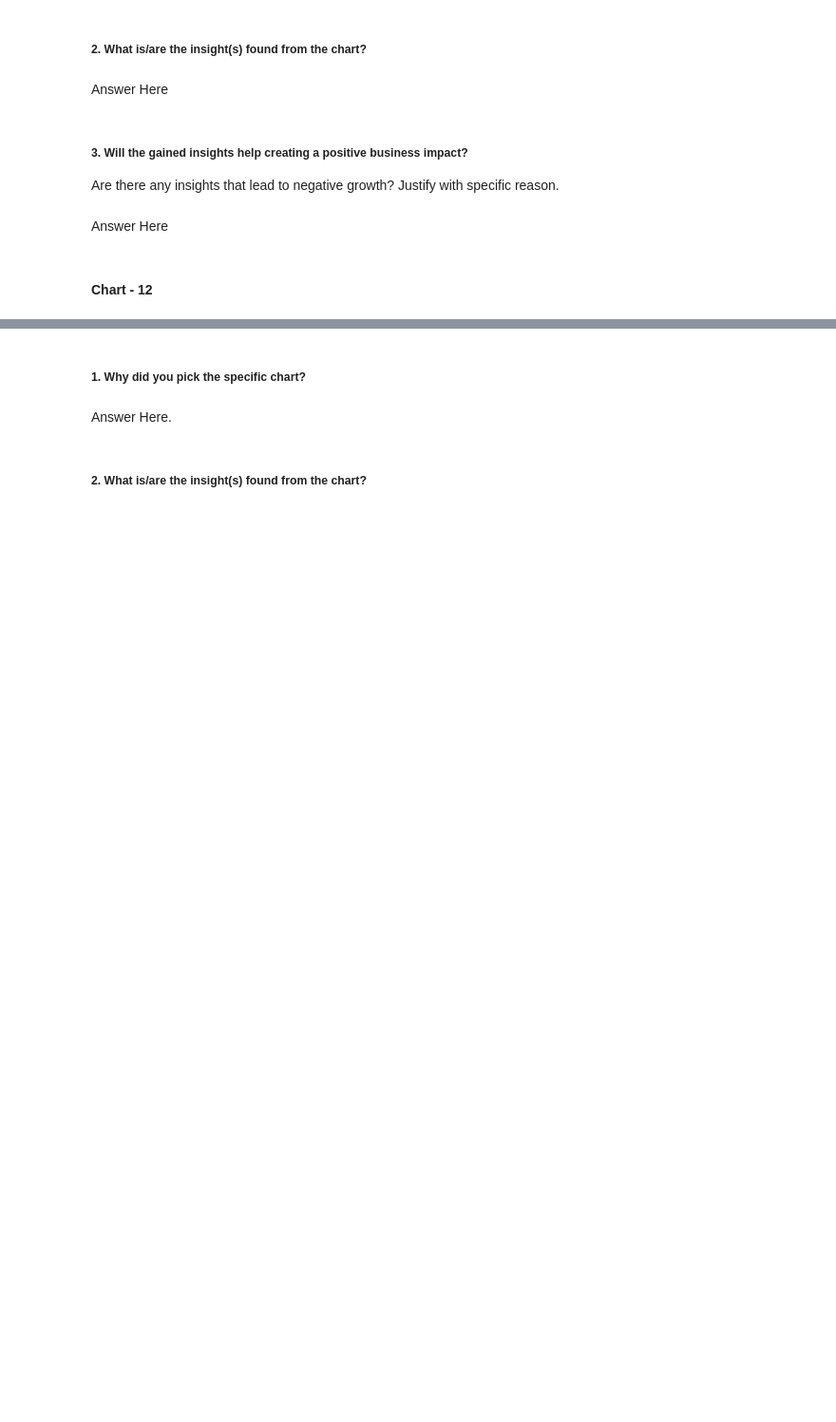
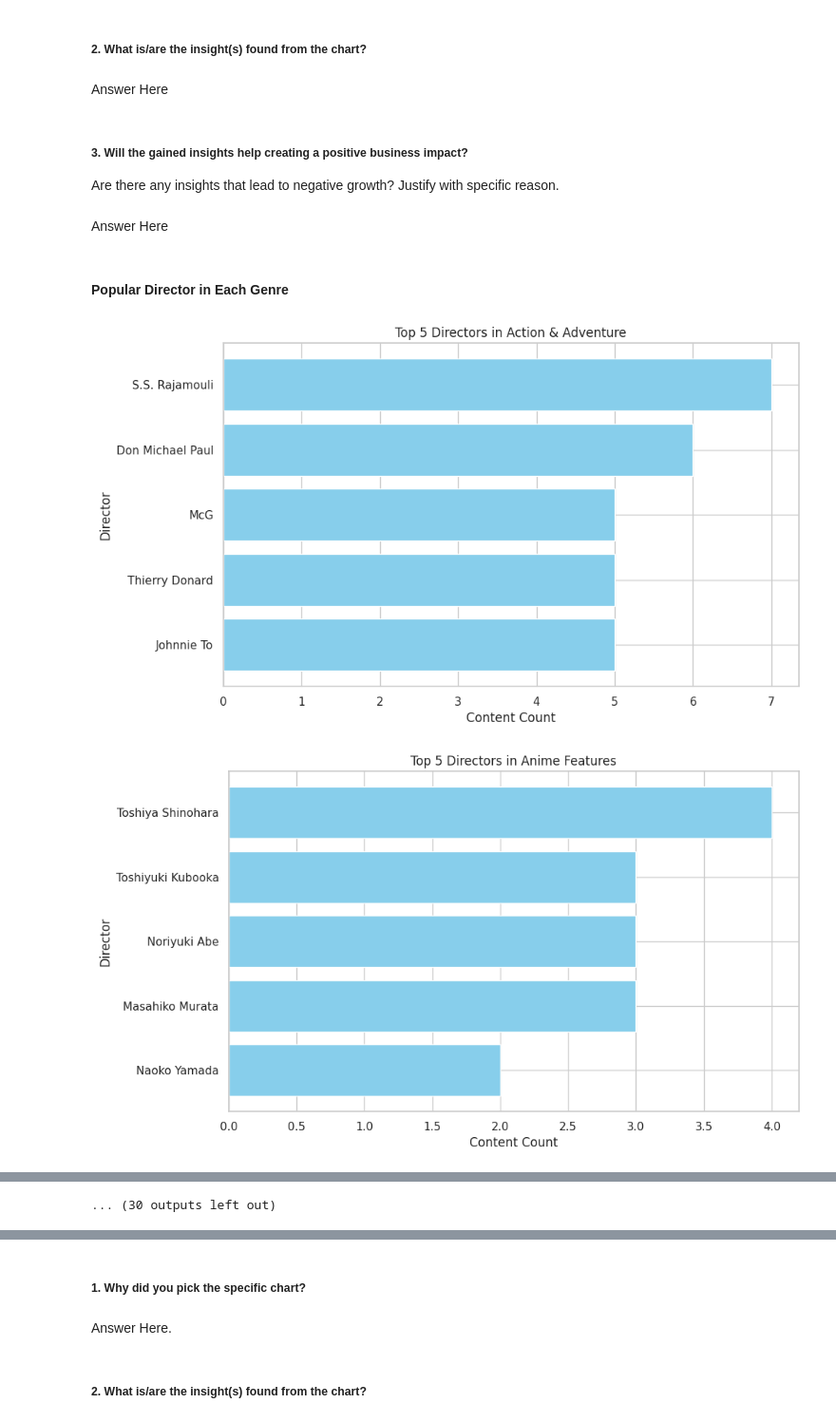
Before and after one commit to sabitendu/Capstone_Project_On_Netflix_Movies_And_TV-Shows_Clustering, a Jupyter notebook: NETFLIX_MOVIES_AND_TV_SHOWS_CLUSTERING.ipynb, the cells around one changed output, grey strips where cells are left out. Shown at 95% size. Cells and saved outputs as stored; diff of their text form; code cells hidden in the pictures; blank space fills up the shorter version.

```diff
--- a/NETFLIX_MOVIES_AND_TV_SHOWS_CLUSTERING.ipynb
+++ b/NETFLIX_MOVIES_AND_TV_SHOWS_CLUSTERING.ipynb
@@ -918,5 +982,5 @@ Answer Here
 Are there any insights that lead to negative growth? Justify with specific reason.
 # %% [markdown]
 Answer Here
-# %% [markdown]
-#### Chart - 12
+# %% [markdown]
+#### Popular Director in Each Genre
@@ -922,0 +1019,17 @@ Answer Here
+# %%
+# Plot each genre as separate bar charts
+genres = result_df['Genre'].unique()
+for genre in genres:
+    genre_data = result_df[result_df['Genre'] == genre]
+    top_directors = genre_data.head(5)
+
+    plt.figure(figsize=(10, 6))
+    plt.barh(top_directors['Director'], top_directors['Content Count'], color='skyblue')
+    plt.xlabel('Content Count')
+    plt.ylabel('Director')
+    plt.title(f'Top 5 Directors in {genre}')
+    plt.gca().invert_yaxis()
+    plt.show()
+# %% [output]
+[figure, added]
+[figure, added]
@@ -922,0 +1046 @@ Answer Here
+... (30 outputs left out)
```
Also changed, not shown: parts of 17 cells of this notebook.
